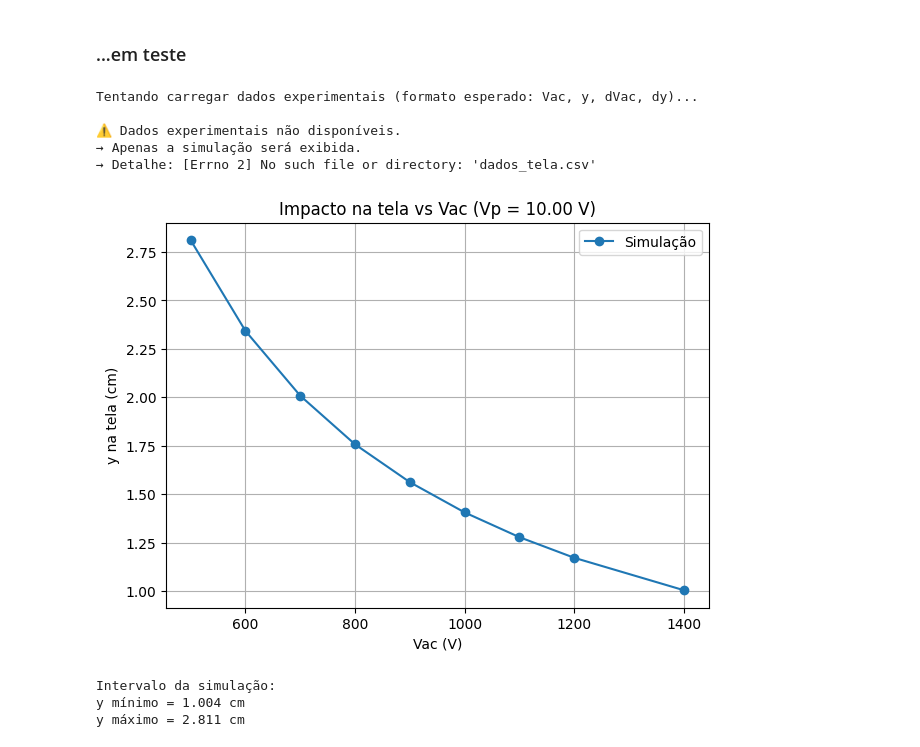
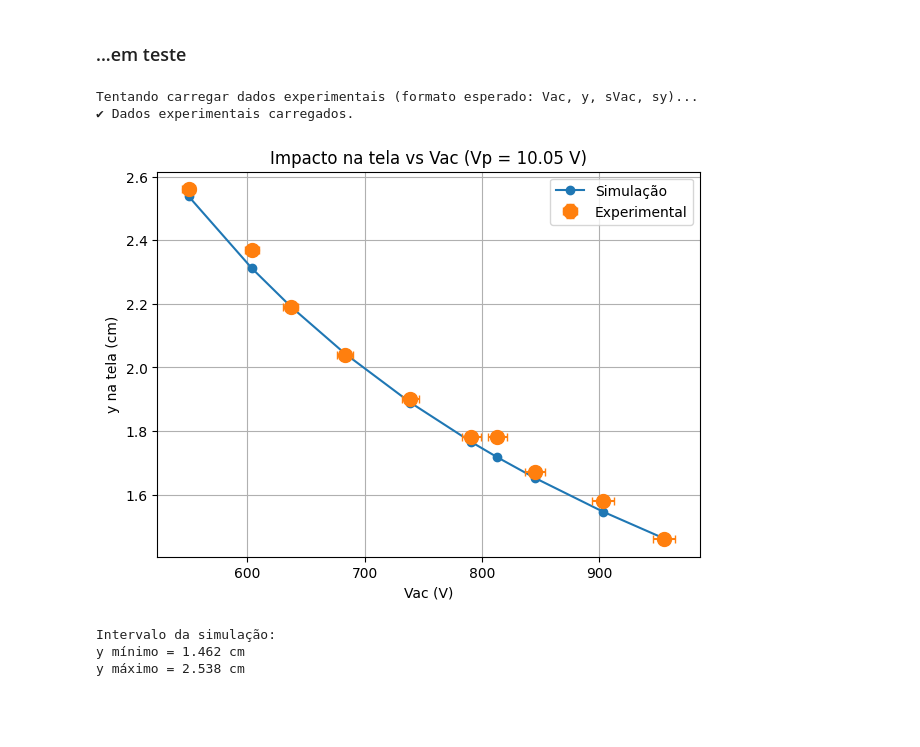
Before and after one commit to gutermanjunior/Lab3_2026-Exp2Atv1-CRT_Simulation_Electric_Field, a Jupyter notebook: Exp2Atv1 simulacao_TRC Guterman.ipynb, the cells around one changed output. Cells and saved outputs as stored; diff of their text form; code cells hidden in the pictures; blank space fills up the shorter version.

```diff
--- a/Exp2Atv1 simulacao_TRC Guterman.ipynb
+++ b/Exp2Atv1 simulacao_TRC Guterman.ipynb
@@ -35,20 +34,14 @@ m = 9.11e-31   # massa do elétron (kg)
 q = 1.6e-19    # carga (valor absoluto)
 
 # ================= TENSÕES =================
-    # Valores de Vacfixo podem ser substituídos pelos valores
-    # utilizados na bancada, assim a simulação seguirá o mais
-    # próximo da realidade medida
-Vacfixo = np.array([500,600,700,800,900,1000,1100,1200,1400])
+# Vacfixo = np.array([500,600,700,800,900,1000,1100,1200,1400])
+Vacfixo = np.array([550, 604, 637, 683, 739, 791, 813, 845, 903, 955])
 Vp = np.arange(1.0, 30.5, 0.5)
 
 # ================= GEOMETRIA =================
 x_ini = -0.035
 x_tela = 0.2187
-dx = 0.0005 # Ajusta a resolução da simulação
-            # Quanto menor, mais tempo de processamento, porém
-            # pode gerar um resultado mais preciso.
-            # O valor padrão pode ser um bom começo, alterar se
-            # necessário.
+dx = 0.0005
 
 # ================= FEMM =================
 Vpsim = 1.0
@@ -59,7 +52,7 @@ Carregamento do campo elétrico exportado.
 #@title Leitura do CSV do FEMM
 
 # ================= LEITURA =================
-df = pd.read_csv("electric_field_data.csv")
+df = pd.read_csv("teste femm/electric_field_data.csv")
 
 # ================= SELEÇÃO DO CORTE =================
 y_ref = df.loc[df["y"] >= 0, "y"].min()
@@ -443,8 +437,8 @@ Visualização $(x,y)$ do elétron e marcações na tela dos dados experimentais
 #@title Trajetória do elétron + impacto na tela
 
 # ================= CONFIGURAÇÕES =================
-Vptraj = 12.0
-csv_exp = "dados_tela.csv"
+Vptraj = 10.05
+csv_exp = "teste femm/dados_tela.csv"
 # O código verifica automaticamente a existência do arquivo acima.
 # Formato esperado (com cabeçalho - ordem das colunas livre):
 #
@@ -600,8 +595,8 @@ Vac = 1400 V → y = 1.004 cm
 # ==========================================================
 
 # ================= CONFIGURAÇÕES =================
-Vptraj = 10.0                 # valor de Vp usado pelo aluno
-csv_exp = "dados_tela.csv"   # arquivo experimental (opcional)
+# Vptraj = 10.0                 # valor de Vp usado pelo aluno
+csv_exp = "teste femm/dados_tela.csv"   # arquivo experimental (opcional)
 tamanho_ponto = 50
 
 # ================= ÍNDICE DO Vp =================
@@ -623,13 +618,13 @@ plt.plot(
 )
 
 # ================= DADOS EXPERIMENTAIS =================
-print("\nTentando carregar dados experimentais (formato esperado: Vac, y, dVac, dy)...")
+print("\nTentando carregar dados experimentais (formato esperado: Vac, y, sVac, sy)...")
 
 try:
     df_exp = pd.read_csv(csv_exp)
 
     # -------- VALIDAÇÃO --------
-    colunas = ["Vac", "y", "dVac", "dy"]
+    colunas = ["Vac", "y", "sVac", "sy"]
     for c in colunas:
         if c not in df_exp.columns:
             raise ValueError(f"Coluna '{c}' não encontrada")
@@ -637,46 +632,43 @@ try:
     # -------- EXTRAÇÃO --------
     Vac_exp = df_exp["Vac"].values
     y_exp = df_exp["y"].values
-    dVac = df_exp["dVac"].values
-    dy = df_exp["dy"].values
+    sVac = df_exp["sVac"].values
+    sy = df_exp["sy"].values
 
     print("✔ Dados experimentais carregados.")
 
     # -------- PLOT EXPERIMENTAL --------
     plt.errorbar(
         Vac_exp, y_exp,
-        xerr=dVac, yerr=dy,
+        xerr=sVac, yerr=sy,
         fmt='o',
         markersize=tamanho_ponto/5,
         capsize=3,
         label='Experimental'
     )
 
 except Exception as e:
     print("\n⚠️ Dados experimentais não disponíveis.")
     print("→ Apenas a simulação será exibida.")
     print("→ Detalhe:", e)
 
 # ================= FORMATAÇÃO =================
 plt.title(f"Impacto na tela vs Vac (Vp = {Vptraj:.2f} V)")
 plt.xlabel("Vac (V)")
 plt.ylabel("y na tela (cm)")
 plt.grid()
 plt.legend()
 
 plt.show()
 
 # ================= INFORMAÇÃO ADICIONAL =================
 print("\nIntervalo da simulação:")
 print(f"y mínimo = {np.min(y_tela_sim):.3f} cm")
 print(f"y máximo = {np.max(y_tela_sim):.3f} cm")
 # %% [output]
-Tentando carregar dados experimentais (formato esperado: Vac, y, dVac, dy)...
-
-⚠️ Dados experimentais não disponíveis.
-→ Apenas a simulação será exibida.
-→ Detalhe: [Errno 2] No such file or directory: 'dados_tela.csv'
+Tentando carregar dados experimentais (formato esperado: Vac, y, sVac, sy)...
+✔ Dados experimentais carregados.
-[figure, old version]
+[figure, new version]
 Intervalo da simulação:
-y mínimo = 1.004 cm
-y máximo = 2.811 cm
+y mínimo = 1.462 cm
+y máximo = 2.538 cm
```
Also changed, not shown: parts of 7 cells of this notebook.
